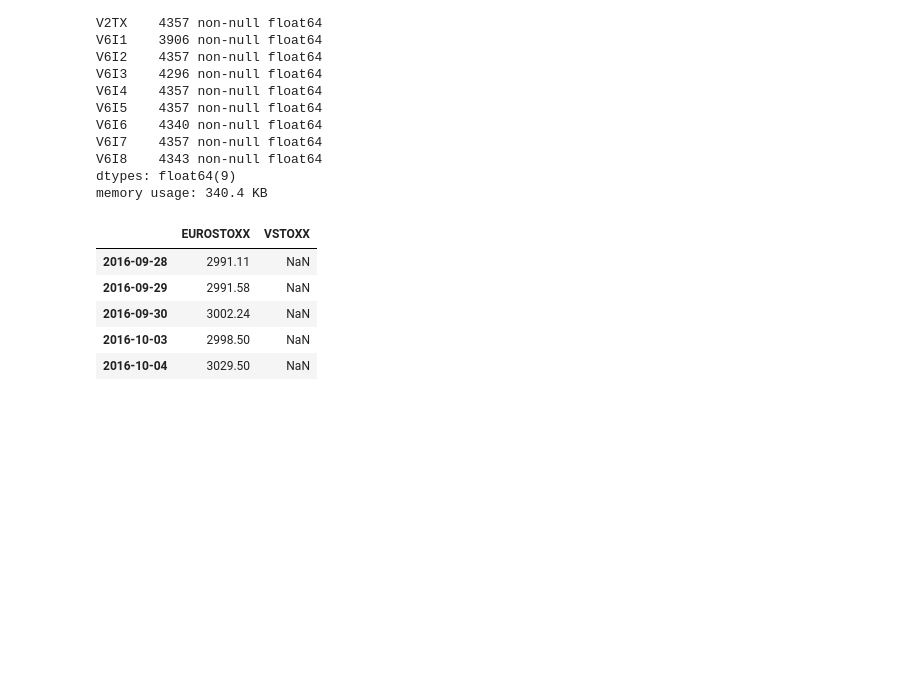
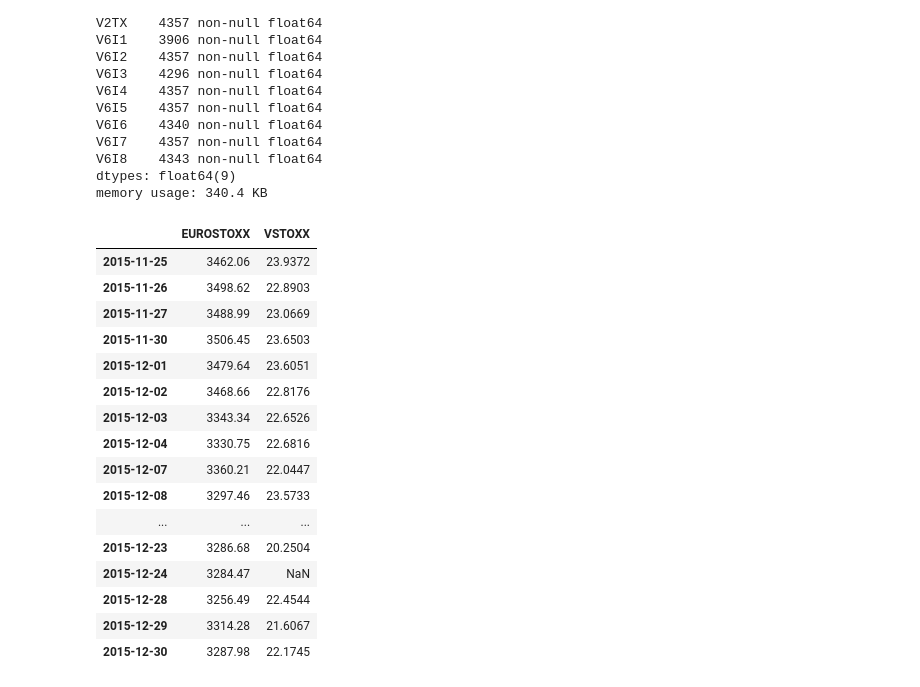
Before and after one commit to Karagul/python-for-finance-examples, a Jupyter notebook: ch6-regression.ipynb, the cells around one changed output. Cells and saved outputs as stored; diff of their text form; code cells hidden in the pictures; blank space fills up the shorter version.

```diff
--- a/ch6-regression.ipynb
+++ b/ch6-regression.ipynb
@@ -117,16 +117,27 @@ dtypes: float64(9)
 memory usage: 340.4 KB
 # %%
 import datetime as dt
-data = pd.DataFrame({'EUROSTOXX': es['SX5E'][es.index > dt.datetime(1999, 1, 1)]})
-data = data.join(pd.DataFrame({'VSTOXX': vs['V2TX'][vs.index > dt.datetime(1999, 1, 1)]}))
-data.tail()
+data = pd.DataFrame({'EUROSTOXX': es['SX5E'][(es.index > dt.datetime(1999, 1, 1)) & (es.index < dt.datetime(2015, 12, 31))]})
+data = data.join(pd.DataFrame({'VSTOXX': vs['V2TX'][(vs.index > dt.datetime(1999, 1, 1)) & (vs.index < dt.datetime(2015, 12, 31))]}))
+data.tail(25)
 # %% [output]
 |  | EUROSTOXX | VSTOXX |
-| 2016-09-28 | 2991.11 | NaN |
-| 2016-09-29 | 2991.58 | NaN |
-| 2016-09-30 | 3002.24 | NaN |
-| 2016-10-03 | 2998.50 | NaN |
-| 2016-10-04 | 3029.50 | NaN |
+| 2015-11-25 | 3462.06 | 23.9372 |
+| 2015-11-26 | 3498.62 | 22.8903 |
+| 2015-11-27 | 3488.99 | 23.0669 |
+| 2015-11-30 | 3506.45 | 23.6503 |
+| 2015-12-01 | 3479.64 | 23.6051 |
+| 2015-12-02 | 3468.66 | 22.8176 |
+| 2015-12-03 | 3343.34 | 22.6526 |
+| 2015-12-04 | 3330.75 | 22.6816 |
+| 2015-12-07 | 3360.21 | 22.0447 |
+| 2015-12-08 | 3297.46 | 23.5733 |
+| ... | ... | ... |
+| 2015-12-23 | 3286.68 | 20.2504 |
+| 2015-12-24 | 3284.47 | NaN |
+| 2015-12-28 | 3256.49 | 22.4544 |
+| 2015-12-29 | 3314.28 | 21.6067 |
+| 2015-12-30 | 3287.98 | 22.1745 |
 # %%
 data = data.fillna(method='ffill')
 data.info()
```
Also changed, not shown: parts of 13 cells of this notebook.
